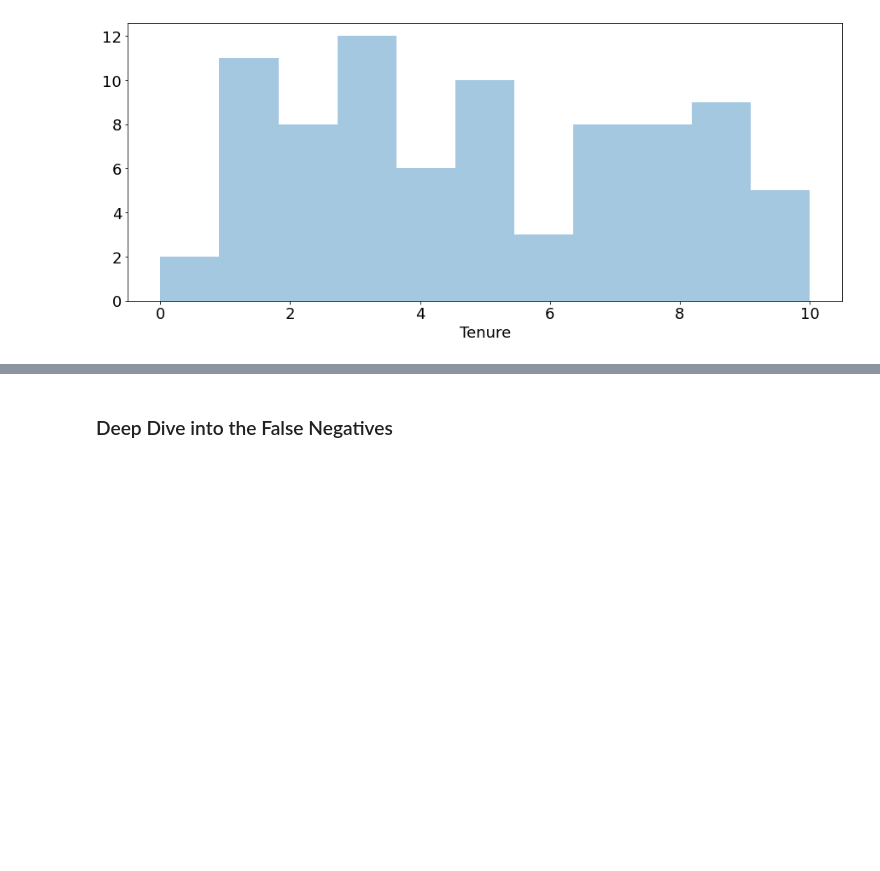
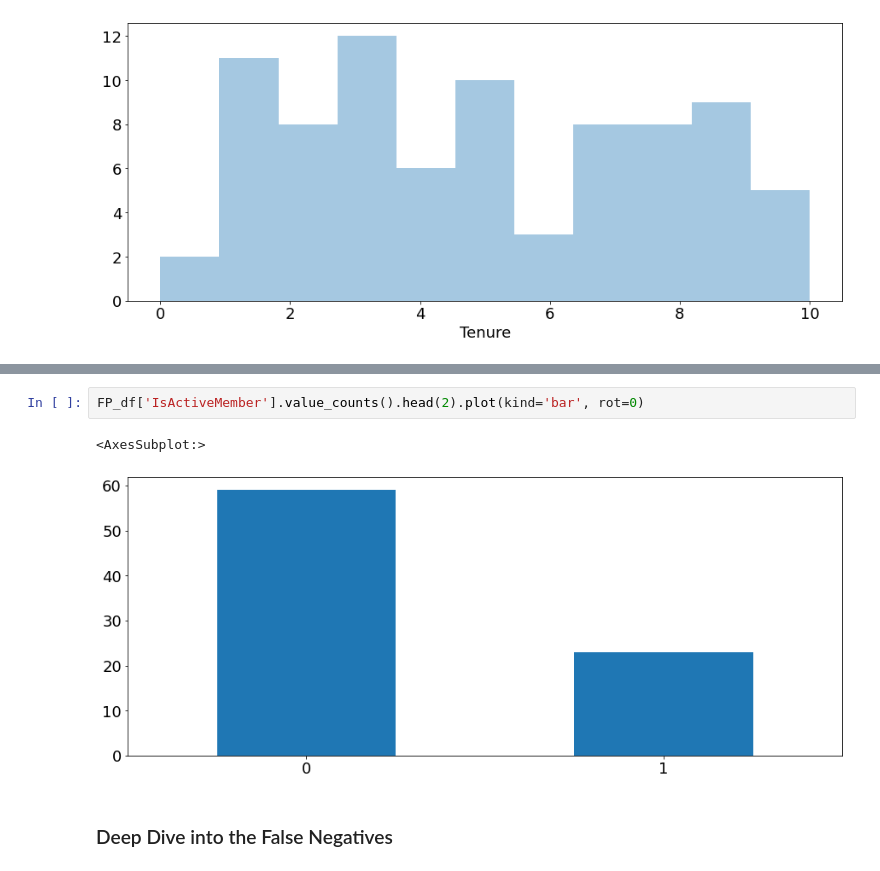
Before and after one commit to Yoyoyamato/churn_modeling, a Jupyter notebook: Final_Model.ipynb, the cells around one changed output, grey strips where cells are left out. Saved outputs shown, nothing was run; the diff lists cells and outputs as text; blank space fills up the shorter version.

```diff
--- a/Final_Model.ipynb
+++ b/Final_Model.ipynb
@@ -198,3 +203,8 @@ sns.distplot(FP_df['Tenure'],bins=11, kde=False)
+# %%
+FP_df['IsActiveMember'].value_counts().head(2).plot(kind='bar', rot=0)
+# %% [output]
+<AxesSubplot:>
+[figure, added]
 # %% [markdown]
 ### Deep Dive into the False Negatives
 # %%
```
Also changed, not shown: parts of 3 cells of this notebook.
